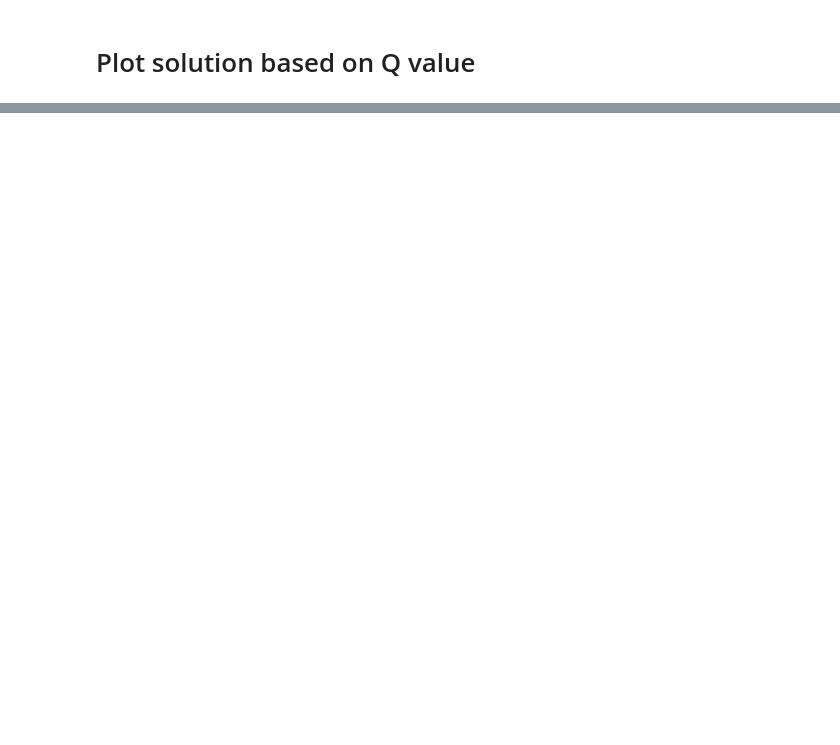
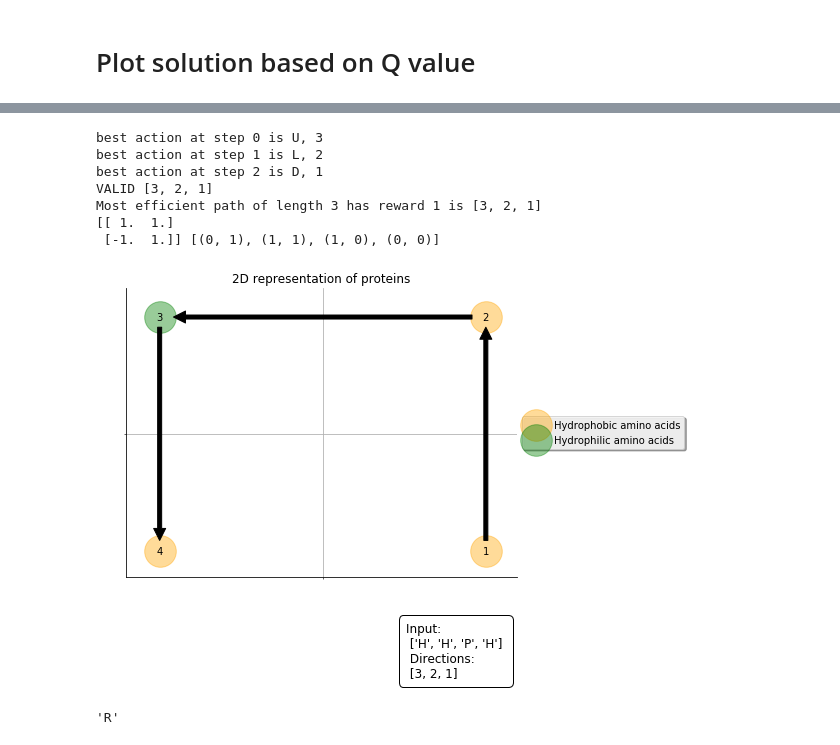
Before and after one commit to ciortanmadalina/reinforcement-learning-ai-course, a Jupyter notebook: protein-folding.ipynb, the cells around one changed output, grey strips where cells are left out. Cells and saved outputs as stored; diff of their text form; code cells hidden in the pictures; blank space fills up the shorter version.

```diff
--- a/protein-folding.ipynb
+++ b/protein-folding.ipynb
@@ -333,0 +416,7 @@ best step:  11 [2]
+# %%
+def qScoreDictionary(Q):
+    Q = list(Q.values())
+    if (np.max(Q) > 0):
+        return(np.sum(Q/np.max(Q)*100))
+    else:
+        return (0)
@@ -333,0 +475,35 @@ best step:  11 [2]
+# %%
+def verifySolutionQDictionary(P, Q):
+    current_state = 'start'
+    actions = []
+
+    for i in range(len(P) - 1):
+
+        next_step_index = np.where(Q[current_state] == np.max(Q[current_state]))[0]
+        if next_step_index.shape[0] > 1:
+            next_step_index = int(np.random.choice(next_step_index, size = 1))
+        else:
+            next_step_index = int(next_step_index)
+        print('best action at step %s is %s, %s '% (str(i), valueToMoves[next_step_index], next_step_index))
+
+        actions.append(next_step_index)
+        current_state = str(action) if current_state == 'start' else current_state + str(next_step_index)
+
+    print("Most efficient path of length %s has reward %s is %s" % (len(actions), reward(P, actions, True), actions))
+
+    plotSolution(P, actions)
+
+verifySolutionQDictionary(P, Q)
+# %% [output]
+best action at step 0 is U, 3
+best action at step 1 is L, 2
+best action at step 2 is D, 1
+VALID [3, 2, 1]
+Most efficient path of length 3 has reward 1 is [3, 2, 1]
+[[ 1.  1.]
+ [-1.  1.]] [(0, 1), (1, 1), (1, 0), (0, 0)]
+[figure, added]
+# %%
+valueToMoves[0]
+# %% [output]
+'R'
```
Also changed, not shown: parts of 9 cells of this notebook.
